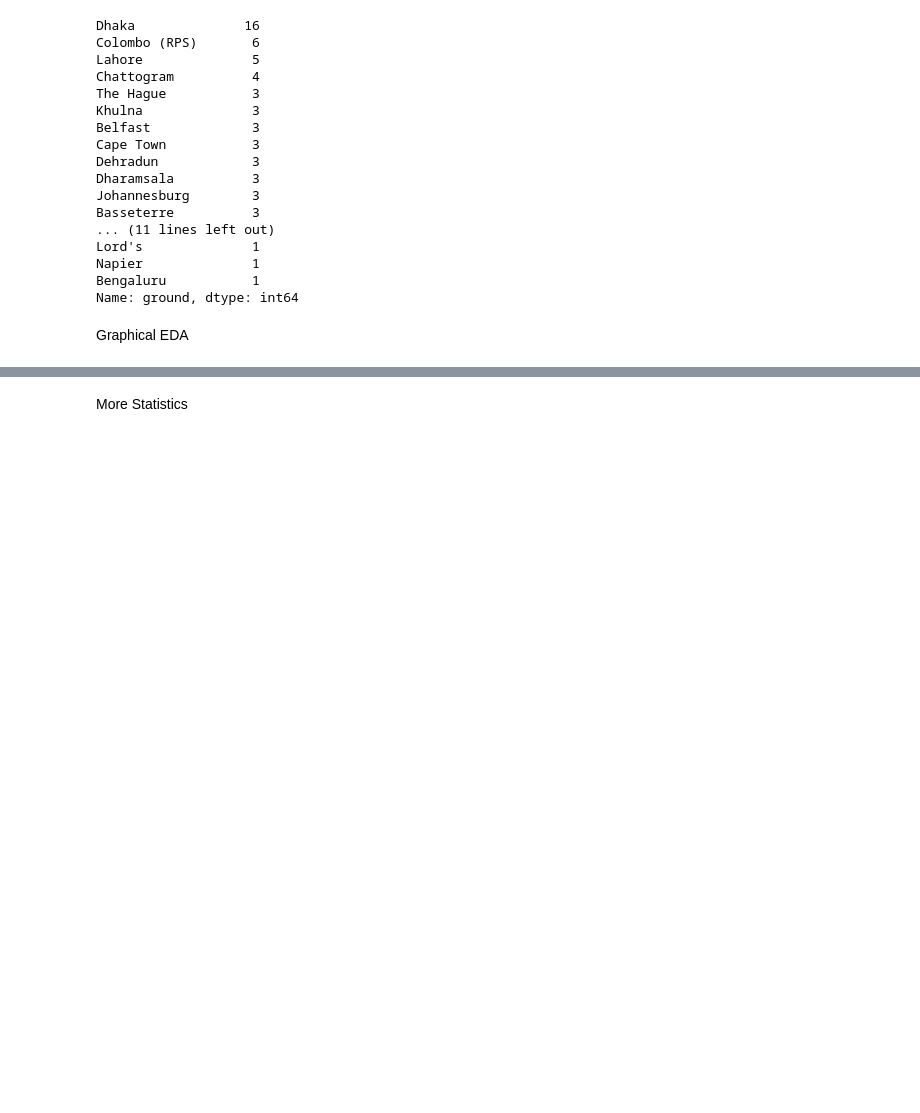
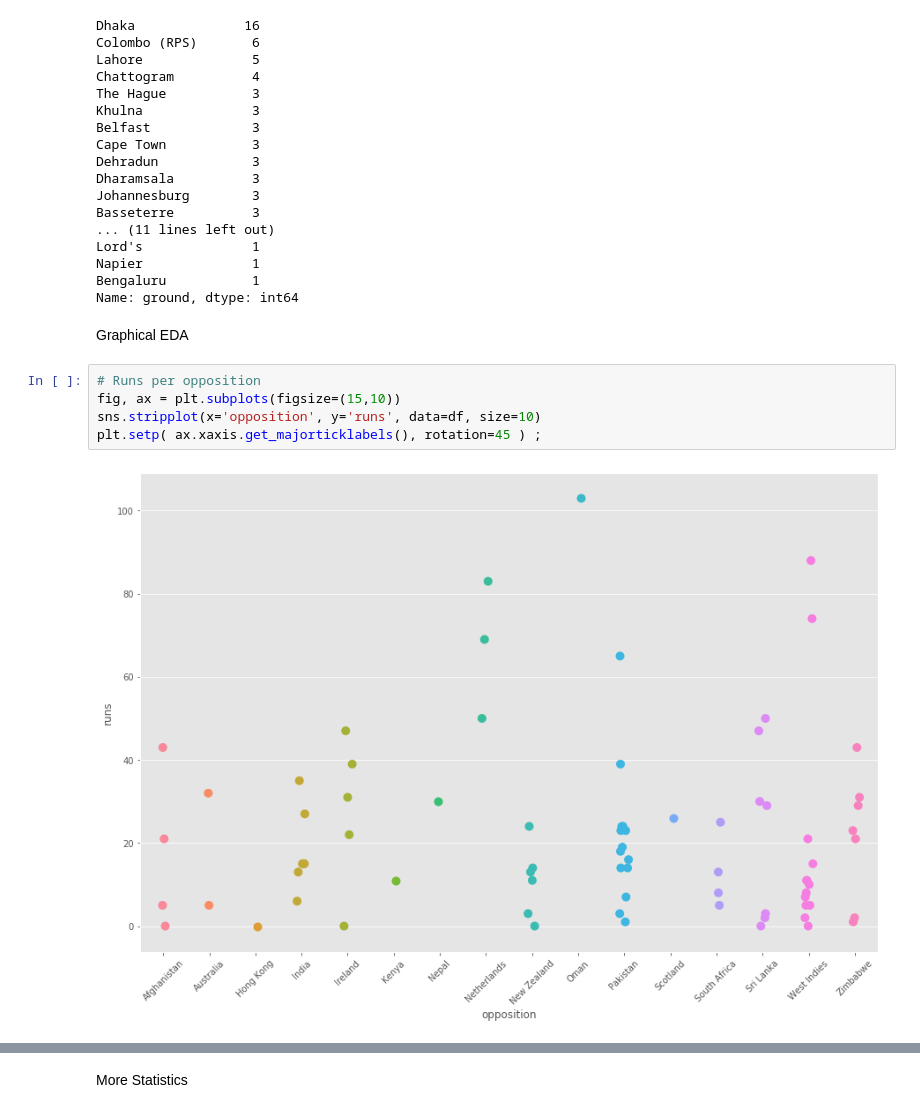
Before and after one commit to ShayekhBinIslam/ml_session_jan_2020, a Jupyter notebook: regression/tamim.ipynb, the cells around one changed output, grey strips where cells are left out. Drawn from its saved outputs; the diff is of its cells as text; blank space fills up the shorter version.

```diff
--- a/regression/tamim.ipynb
+++ b/regression/tamim.ipynb
@@ -115,3 +116,10 @@ Bengaluru           1
 Name: ground, dtype: int64
 # %% [markdown]
 Graphical EDA
+# %%
+# Runs per opposition
+fig, ax = plt.subplots(figsize=(15,10))
+sns.stripplot(x='opposition', y='runs', data=df, size=10)
+plt.setp( ax.xaxis.get_majorticklabels(), rotation=45 ) ;
+# %% [output]
+[figure, added]
```
Also changed, not shown: parts of 8 cells of this notebook.
